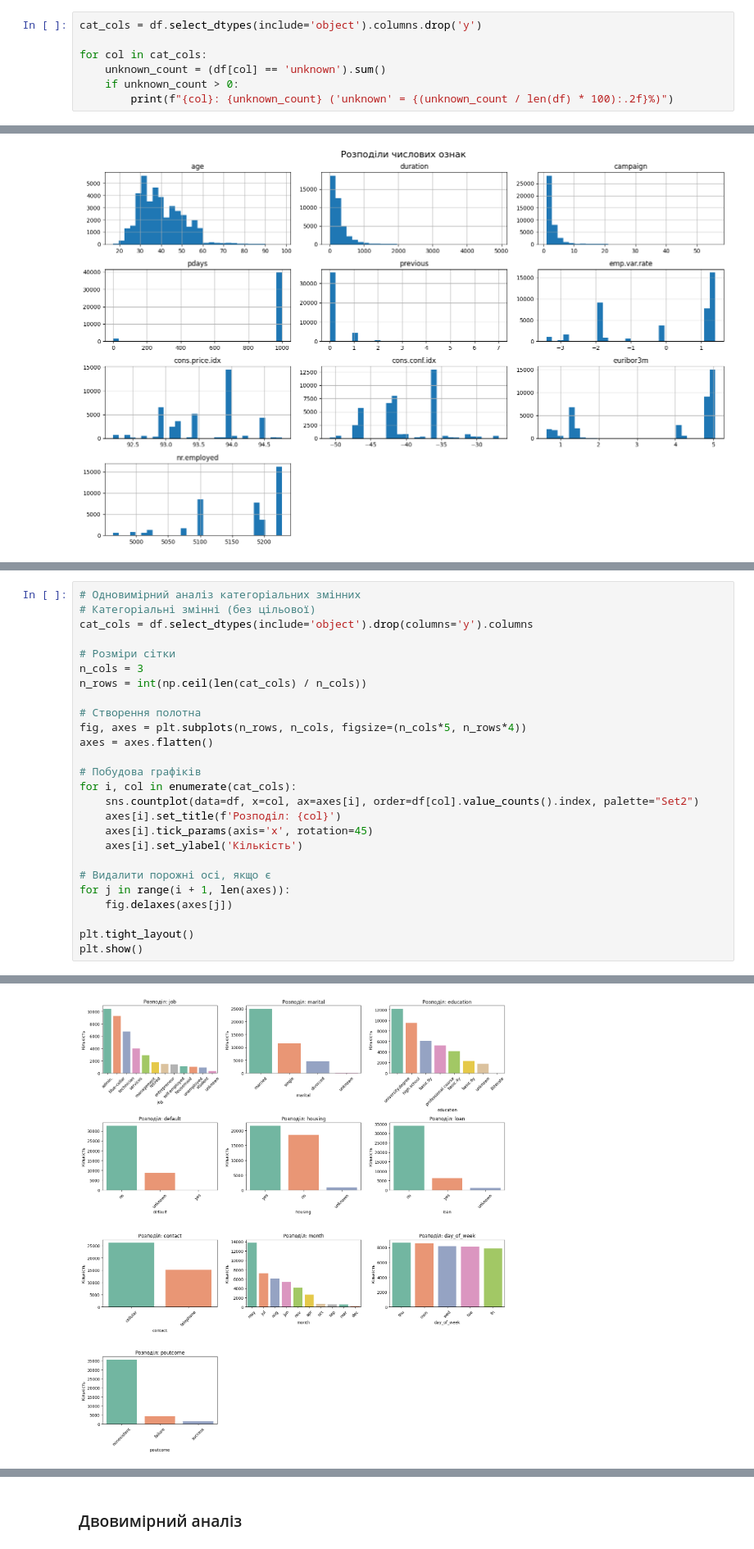
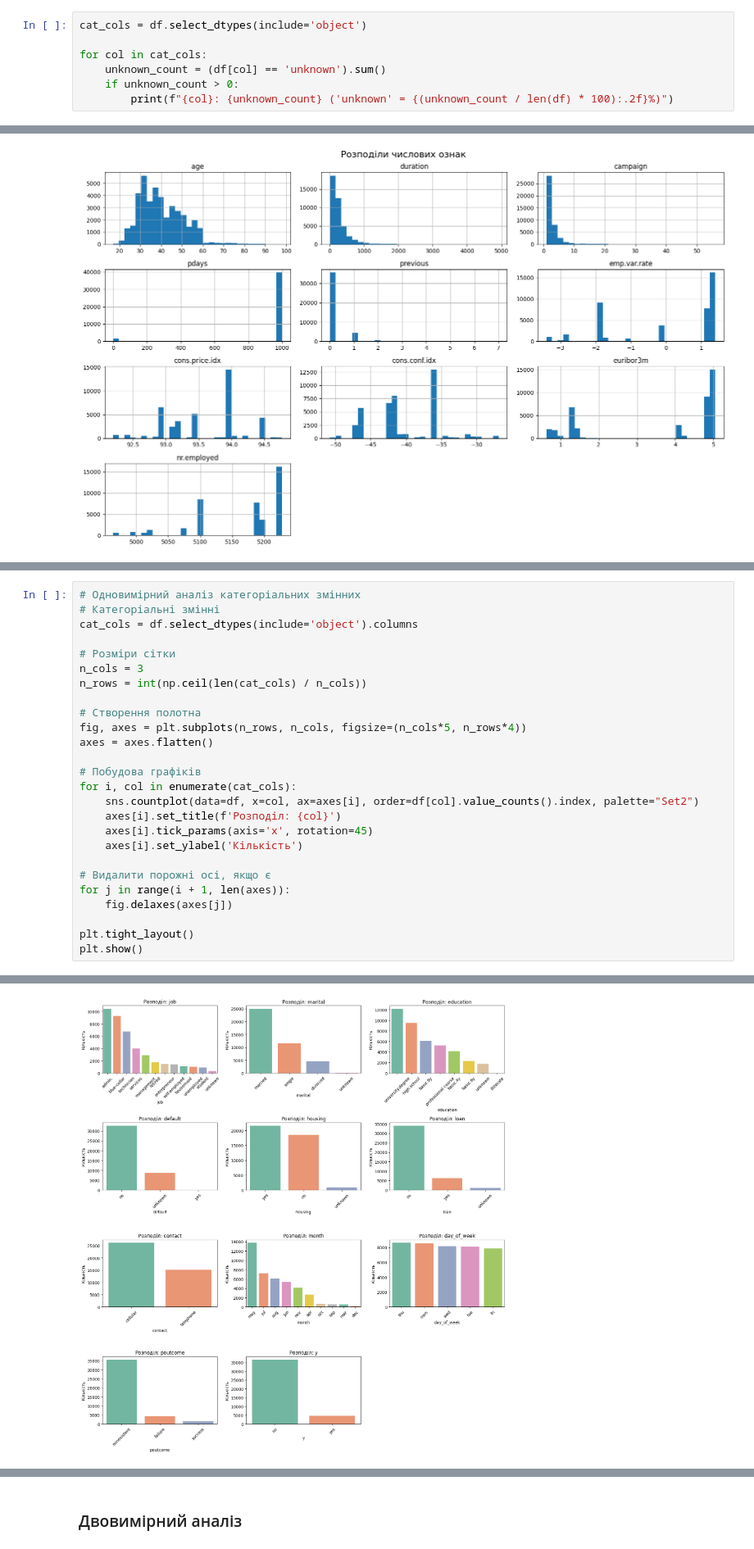
Before and after one commit to veapasichnyk/Deposit-forecasting, a Jupyter notebook: Mid_term_Project.ipynb, the cells around one changed output, grey strips where cells are left out. Shown at 82% size. Cells and saved outputs as stored; diff of their text form.

```diff
--- a/Mid_term_Project.ipynb
+++ b/Mid_term_Project.ipynb
@@ -205,7 +214,7 @@ Name: proportion, dtype: float64
 # %% [markdown]
 ###Аналіз пропущених/невідомих значень
 # %%
-cat_cols = df.select_dtypes(include='object').columns.drop('y')
+cat_cols = df.select_dtypes(include='object')
 
 for col in cat_cols:
     unknown_count = (df[col] == 'unknown').sum()
@@ -245,7 +254,7 @@ emp.var.rate, euribor3m - важливі для моделі, але варто
 # %%
 # Одновимірний аналіз категоріальних змінних
-# Категоріальні змінні (без цільової)
-cat_cols = df.select_dtypes(include='object').drop(columns='y').columns
+# Категоріальні змінні
+cat_cols = df.select_dtypes(include='object').columns
 
 # Розміри сітки
 n_cols = 3
@@ -285,8 +294,8 @@ Passing `palette` without assigning `hue` is deprecated and will be removed in v
 
 Passing `palette` without assigning `hue` is deprecated and will be removed in v0.14.0. Assign the `x` variable to `hue` and set `legend=False` for the same effect.
 
   sns.countplot(data=df, x=col, ax=axes[i], order=df[col].value_counts().index, palette="Set2")
-[figure, old version]
+[figure, new version]
 # %% [markdown]
 **Спостереження**
 
```
Also changed, not shown: parts of 95 cells of this notebook.
